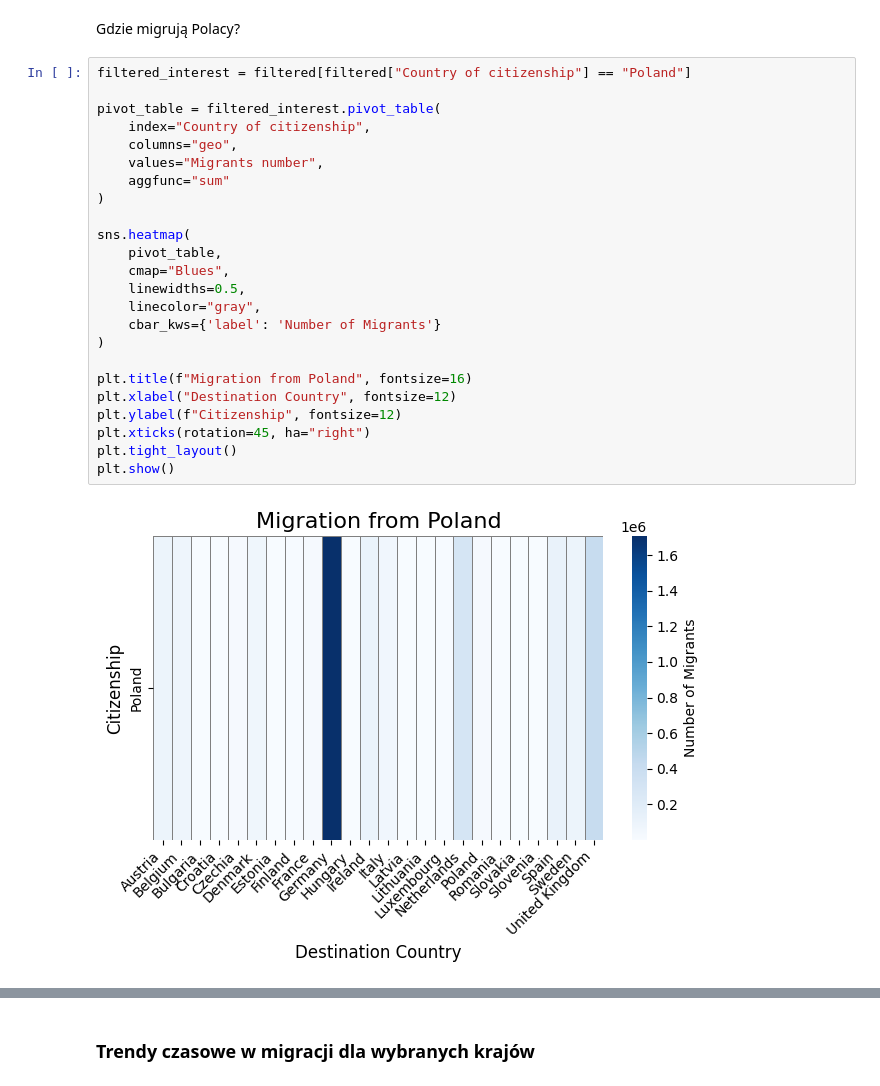
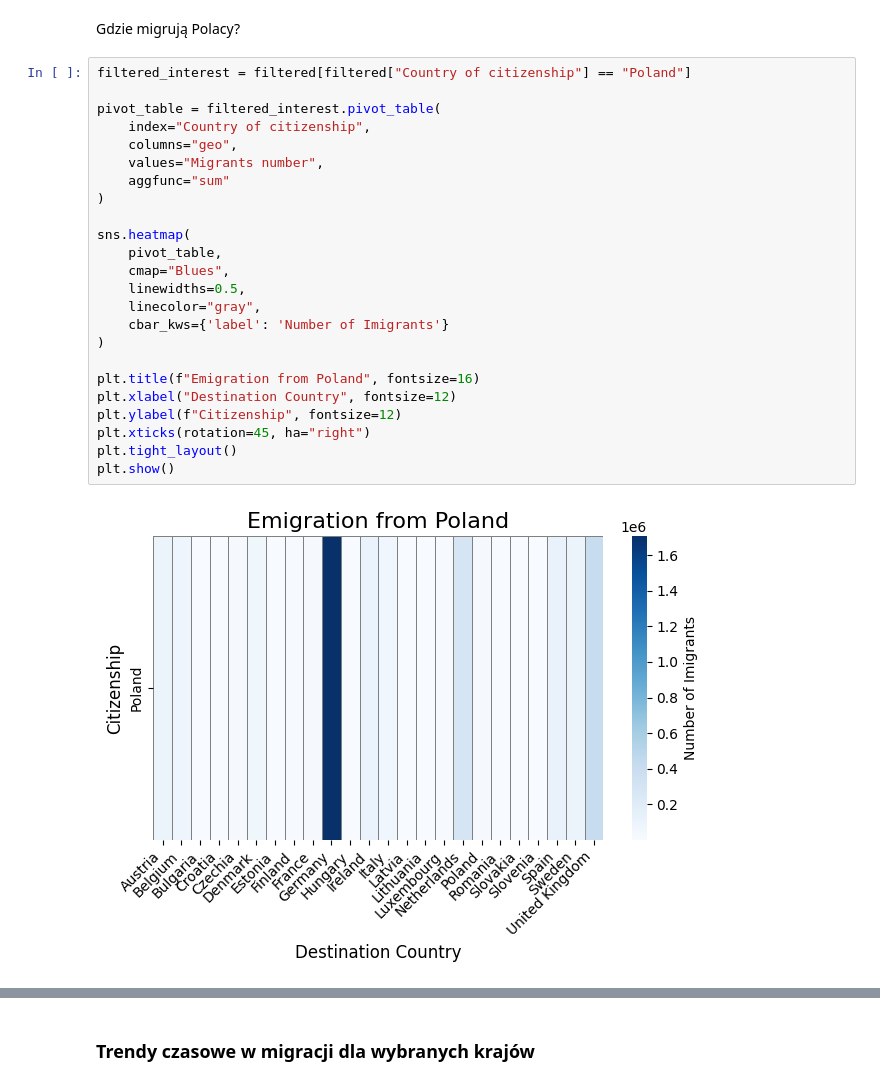
Before and after one commit to natix-x/Data-mining-in-Migration-Analysis, a Jupyter notebook: data_analysis/migration_patterns.ipynb, the cells around one changed output, grey strips where cells are left out. Cells and saved outputs as stored; diff of their text form.

```diff
--- a/data_analysis/migration_patterns.ipynb
+++ b/data_analysis/migration_patterns.ipynb
@@ -121,29 +120,29 @@ Gdzie migrują Polacy?
 # %%
 filtered_interest = filtered[filtered["Country of citizenship"] == "Poland"]
 
 pivot_table = filtered_interest.pivot_table(
     index="Country of citizenship",
     columns="geo",
     values="Migrants number",
     aggfunc="sum"
 )
 
 sns.heatmap(
     pivot_table,
     cmap="Blues",
     linewidths=0.5,
     linecolor="gray",
-    cbar_kws={'label': 'Number of Migrants'}
+    cbar_kws={'label': 'Number of Imigrants'}
 )
 
-plt.title(f"Migration from Poland", fontsize=16)
+plt.title(f"Emigration from Poland", fontsize=16)
 plt.xlabel("Destination Country", fontsize=12)
 plt.ylabel(f"Citizenship", fontsize=12)
 plt.xticks(rotation=45, ha="right")
 plt.tight_layout()
 plt.show()
 # %% [output]
-[figure, old version]
+[figure, new version]
 # %%
 filtered_interest = filtered[filtered["Country of citizenship"] == "Ukraine"]
 
```
Also changed, not shown: parts of 33 cells of this notebook, 1 other file.
